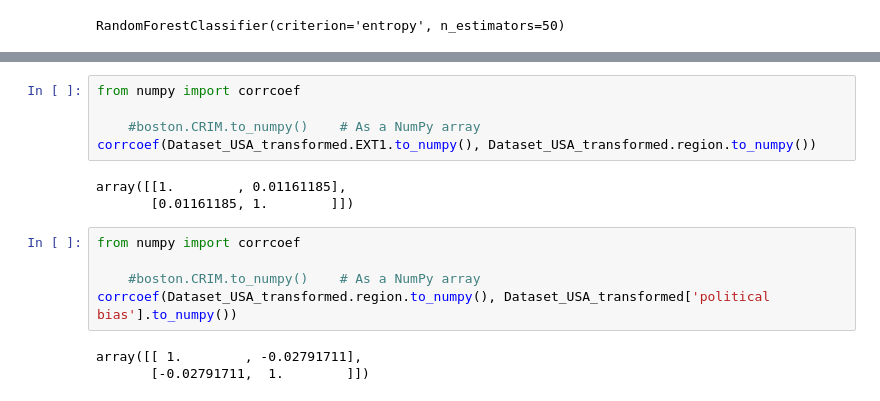
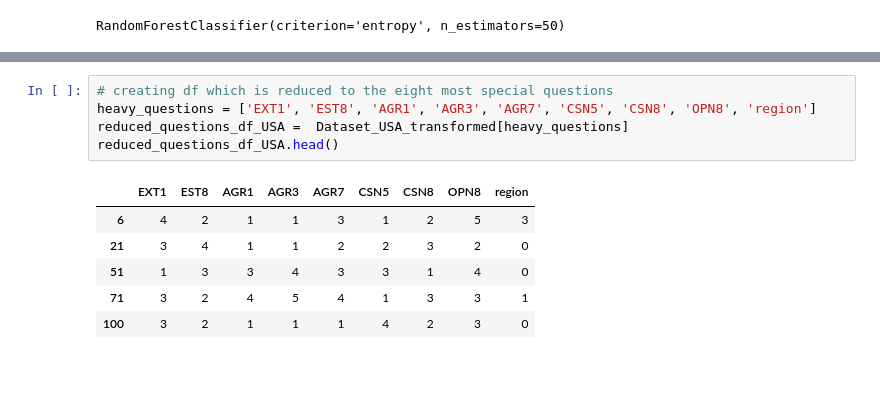
Before and after one commit to marvin2311/BigFive_Personality_Analysis, a Jupyter notebook: Notebook_Eric.ipynb, the cells around one changed output, grey strips where cells are left out. Cells and saved outputs as stored; diff of their text form; blank space fills up the shorter version.

```diff
--- a/Notebook_Eric.ipynb
+++ b/Notebook_Eric.ipynb
@@ -736,16 +760,12 @@ array([[ 1.        , -0.00446895],
-# %%
-from numpy import corrcoef
-
-    #boston.CRIM.to_numpy()    # As a NumPy array
-corrcoef(Dataset_USA_transformed.EXT1.to_numpy(), Dataset_USA_transformed.region.to_numpy())
-# %% [output]
-array([[1.        , 0.01161185],
-       [0.01161185, 1.        ]])
-# %%
-from numpy import corrcoef
-
-    #boston.CRIM.to_numpy()    # As a NumPy array
-corrcoef(Dataset_USA_transformed.region.to_numpy(), Dataset_USA_transformed['political bias'].to_numpy())
-# %% [output]
-array([[ 1.        , -0.02791711],
-       [-0.02791711,  1.        ]])
+# %%
+# creating df which is reduced to the eight most special questions
+heavy_questions = ['EXT1', 'EST8', 'AGR1', 'AGR3', 'AGR7', 'CSN5', 'CSN8', 'OPN8', 'region']
+reduced_questions_df_USA =  Dataset_USA_transformed[heavy_questions]
+reduced_questions_df_USA.head()
+# %% [output]
+|  | EXT1 | EST8 | AGR1 | AGR3 | AGR7 | CSN5 | CSN8 | OPN8 | region |
+| 6 | 4 | 2 | 1 | 1 | 3 | 1 | 2 | 5 | 3 |
+| 21 | 3 | 4 | 1 | 1 | 2 | 2 | 3 | 2 | 0 |
+| 51 | 1 | 3 | 3 | 4 | 3 | 3 | 1 | 4 | 0 |
+| 71 | 3 | 2 | 4 | 5 | 4 | 1 | 3 | 3 | 1 |
+| 100 | 3 | 2 | 1 | 1 | 1 | 4 | 2 | 3 | 0 |
```
Also changed, not shown: parts of 20 cells of this notebook.
